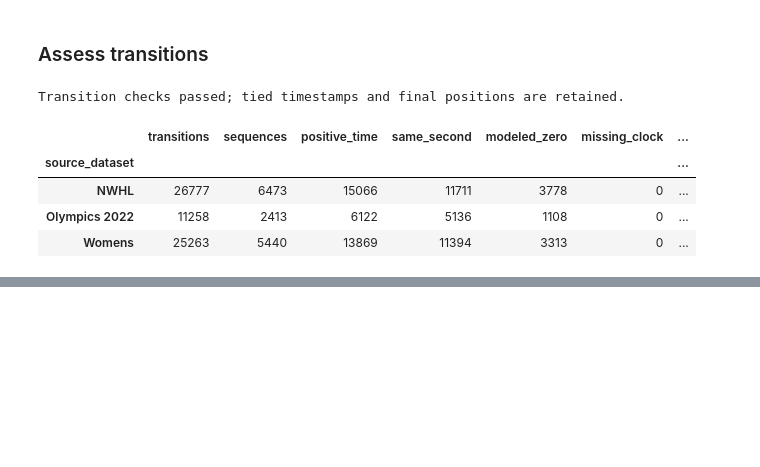
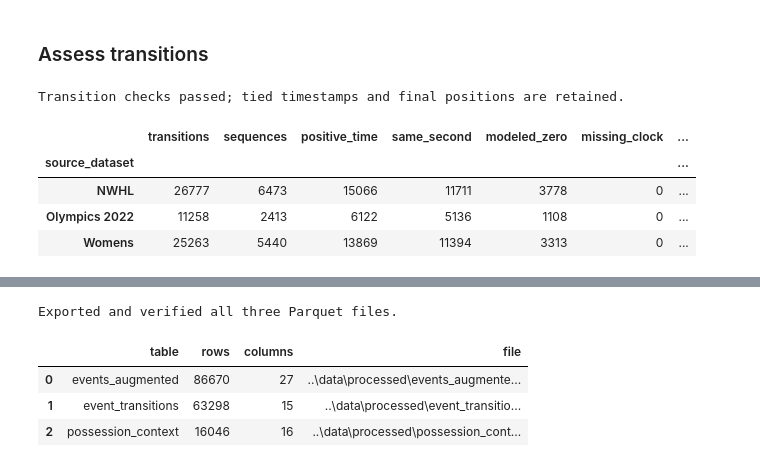
Before and after one commit to Fontaine44/hockey-pace-explorer, a Jupyter notebook: notebooks/02_data_augmentation.ipynb, the cells around one changed output, grey strips where cells are left out. Saved outputs shown, nothing was run; the diff lists cells and outputs as text; code cells hidden in the pictures; blank space fills up the shorter version.

Commit message:
Refactor data pipeline

```diff
--- a/notebooks/02_data_augmentation.ipynb
+++ b/notebooks/02_data_augmentation.ipynb
@@ -394,23 +361,0 @@ Export augmented events and transitions to distinct Parquet files in `data/proce
-# %%
-export_tables = {
-    "events_augmented": augmented_events_df,
-    "event_transitions": transitions_df,
-}
-
-for name, df in export_tables.items():
-    df.to_parquet(
-        PROCESSED_DATA_DIR / f"{name}.parquet",
-        engine="pyarrow",
-        compression="snappy",
-        index=False,
-    )
-
-display(pd.DataFrame([
-    {
-        "table": name,
-        "rows": len(df),
-        "columns": len(df.columns),
-        "file": str(PROCESSED_DATA_DIR / f"{name}.parquet"),
-    }
-    for name, df in export_tables.items()
-]))
@@ -420,0 +434,26 @@ display(pd.DataFrame([
+# %%
+export_tables = {
+    "events_augmented": augmented_events_df,
+    "event_transitions": transitions_df,
+    "possession_context": possession_context_df,
+}
+
+PROCESSED_DATA_DIR.mkdir(parents=True, exist_ok=True)
+export_summary = []
+for name, df in export_tables.items():
+    path = PROCESSED_DATA_DIR / f"{name}.parquet"
+    df.to_parquet(path, engine="pyarrow", compression="snappy", index=False)
+    saved = pd.read_parquet(path, engine="pyarrow")
+    pd.testing.assert_frame_equal(saved, df.reset_index(drop=True), check_exact=True)
+    export_summary.append({
+        "table": name, "rows": len(saved), "columns": len(saved.columns), "file": str(path),
+    })
+
+print("Exported and verified all three Parquet files.")
+display(pd.DataFrame(export_summary))
+# %% [output]
+Exported and verified all three Parquet files.
+|  | table | rows | columns | file |
+| 0 | events_augmented | 86670 | 27 | ..\data\processed\events_augmente... |
+| 1 | event_transitions | 63298 | 15 | ..\data\processed\event_transitio... |
+| 2 | possession_context | 16046 | 16 | ..\data\processed\possession_cont... |
```
Also changed, not shown: parts of 13 cells of this notebook, 19 other files.
